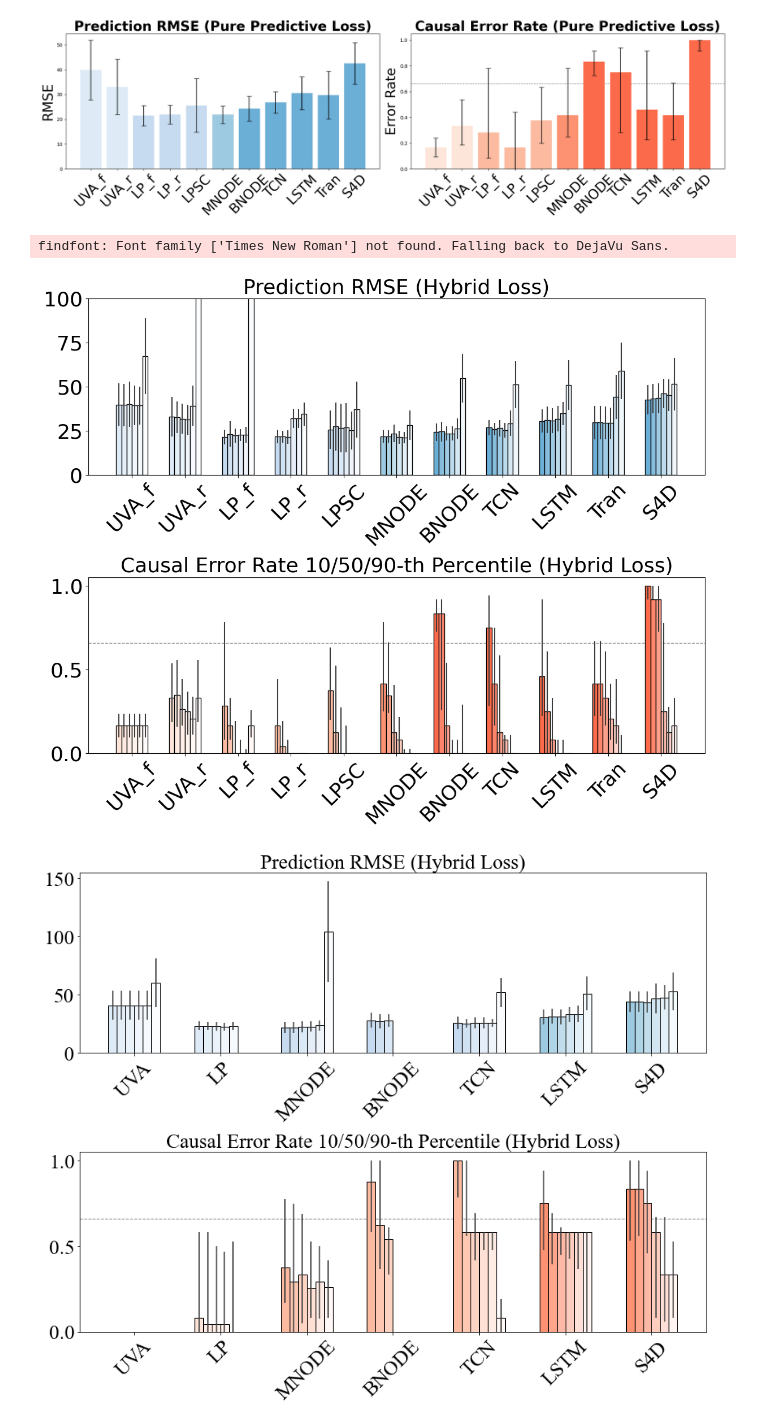
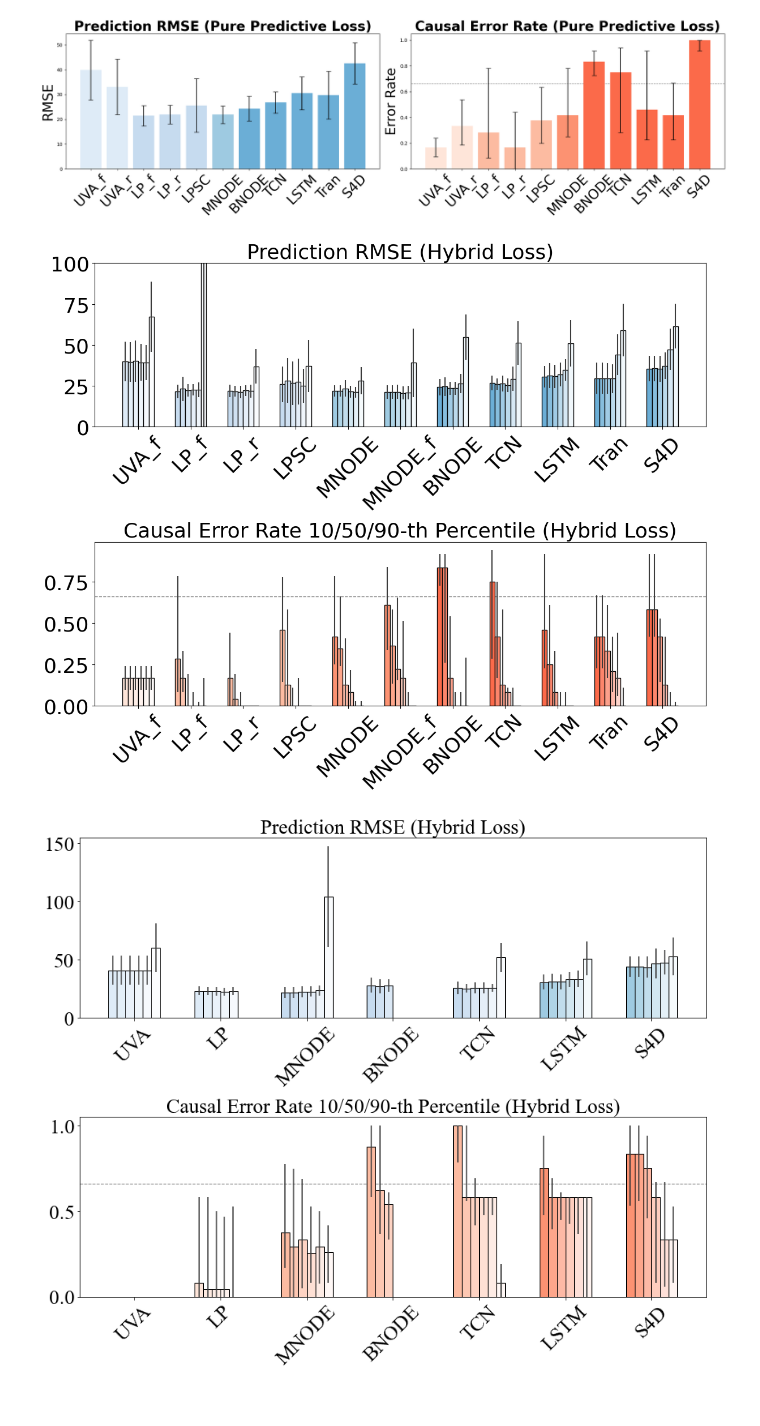
Before and after one commit to bobjz/H2NCM, a Jupyter notebook: plotting.ipynb, the cells around one changed output. Drawn from its saved outputs; the diff is of its cells as text; code cells hidden in the pictures.

```diff
--- a/plotting.ipynb
+++ b/plotting.ipynb
@@ -133,32 +133,74 @@ findfont: Font family ['Times New Roman'] not found. Falling back to DejaVu Sans
 findfont: Font family ['Times New Roman'] not found. Falling back to DejaVu Sans.
 [figure]
 # %%
+import matplotlib.pyplot as plt
+import matplotlib.colors as mcolors
+import seaborn as sns
+import matplotlib
+import numpy as np
+
 alphas = ["0", "1e-4", "1e-3", "1e-2", "1e-1", "1"]
 alphas_n = [0, 1e-4, 1e-3, 1e-2, 1e-1, 1]
-models = ["UVA_f", "UVA_r", "LP_f", "LP_r", "LPSC", "MNODE", "BNODE", "TCN","LSTM","Tran","S4D"]
-labels = ["UVA_f", "UVA_r", "LP_f", "LP_r", "LPSC", "MNODE", "BNODE", "TCN","LSTM","Tran","S4D"]
+models = ["UVA_f",  "LP_f", "LP_r", "LPSC", "MNODE", "MNODE_f","BNODE", "TCN","LSTM","Tran","S4D"]
+labels = ["UVA_f",  "LP_f", "LP_r", "LPSC", "MNODE", "MNODE_f","BNODE", "TCN","LSTM","Tran","S4D"]
 
 
-
+data_pred={}
+data_rank={}
+for mod in models:
+    mod2=mod
+    #if mod=="MNODE":
+    #    mod2=mod+"2"
+    if mod=="UVA_f":
+        mod2="UVA_full"
+    if mod=="UVA_r":
+        mod2="UVA_reduced"
+    if mod=="LP_f":
+        mod2="LP_full"
+    if mod=="LP_r":
+        mod2="LP_reduced"
+    if mod=="LPSC":
+        mod2="LPSC_reduced"
+    if mod=="MNODE_f":
+        mod2="MNODE_full"
+    pred=[]
+    causal=[]
+    for a in alphas_n:
+        rmse=np.load(f"{mod2}_a{a}_pred.npy")
+        er=np.load(f"{mod2}_a{a}_causal.npy")
+        pred.append(f"{np.mean(rmse)}/{np.std(rmse)}")
+        causal.append(f"{np.quantile(er,0.1)}/{np.quantile(er,0.5)}/{np.quantile(er,0.9)}")
+    data_pred[mod]=pred
+    data_rank[mod]=causal
 
 # Custom colors for the bars
-colors = ['#b3cde3','#b3cde3',  # Very light blue for UVA
+colors = ['#b3cde3', # Very light blue for UVA
           '#8c96c6','#8c96c6', '#8c96c6',  # Lighter blue for LP and LPSC
           '#8856a7',  # Medium blue for MNODE
           '#810f7c', '#810f7c', '#810f7c', '#810f7c', '#810f7c']  # Darker blue for the rest
 
-colors_blue = ['#deebf7', '#deebf7',  # Very light blue for UVA
+colors_blue = ['#deebf7',   # Very light blue for UVA
                '#c6dbef', '#c6dbef','#c6dbef',  # Second lightest blue for LP and LPSC
-               '#9ecae1',  # Third lightest blue for MNODE
+               '#9ecae1', '#9ecae1',  # Third lightest blue for MNODE
                '#6baed6', '#6baed6', '#6baed6', '#6baed6', '#6baed6']  # Fourth lightest blue for the rest
 
 # Custom colors for ranking bars in light reds
-colors_red = ['#fee5d9', '#fee5d9',  # Very light red for UVA
+colors_red = ['#fee5d9',   # Very light red for UVA
               '#fcbba1', '#fcbba1','#fcbba1',  # Second lightest red for LP and LPSC
-              '#fc9272',  # Third lightest red for MNODE
+              '#fc9272', '#fc9272', # Third lightest red for MNODE
               '#fb6a4a', '#fb6a4a', '#fb6a4a', '#fb6a4a', '#fb6a4a']
 
+def get_values_errors(data_dict):
+    values = [[float(data_dict[model][alpha].split('/')[0]) for alpha in range(len(alphas))] for model in models]
+    errors = [[float(data_dict[model][alpha].split('/')[1]) for alpha in range(len(alphas))] for model in models]
+    return np.array(values), np.array(errors)
 
+
+def get_rank_errors(data_dict):
+    values = [[float(data_dict[model][alpha].split('/')[1]) for alpha in range(len(alphas))] for model in models]
+    errors1 = [[float(data_dict[model][alpha].split('/')[0]) for alpha in range(len(alphas))] for model in models]
+    errors2 = [[float(data_dict[model][alpha].split('/')[2]) for alpha in range(len(alphas))] for model in models]
+    return np.array(values), np.array(errors1), np.array(errors2)
 
 
 pred_values, pred_errors = get_values_errors(data_pred)
@@ -192,35 +234,34 @@ for i, model in enumerate(models):
                 color=gradation_colors_blue[i][j], edgecolor='black', ecolor='#3b3b3b',
                 width=bar_width, label=f'α={alpha}' if i == 0 else "")
 
 # Plotting bars with gradation colors for data_rank
 for i, model in enumerate(models):
     for j, alpha in enumerate(alphas):
         ax2.bar(index[i] + j*bar_width, rank_values[i][j], yerr=[[rank_values[i][j]-rank_errors1[i][j]],\
                                                                  [rank_errors2[i][j]-rank_values[i][j]]],
                 color=gradation_colors_red[i][j], edgecolor='black', ecolor='#3b3b3b',
                 width=bar_width, label=f'α={alpha}' if i == 0 else "")
 
 
 # Customizing the plot for aesthetics
 ax1.set_title('Prediction RMSE (Hybrid Loss)', fontsize=26)
 ax1.set_ylim([0,100])
 ax2.set_title('Causal Error Rate 10/50/90-th Percentile (Hybrid Loss)', fontsize=26)
 ax1.set_xticks(index + bar_width * 2.5)
 ax2.set_xticks(index + bar_width * 2.5)
 ax1.set_xticklabels(models, rotation=45, fontsize=26, color='black')
 ax2.set_xticklabels(models, rotation=45, fontsize=26, color='black')
 ax1.tick_params(axis='y', labelsize=26)  # Adjust the labelsize as needed for the first subplot
 ax2.tick_params(axis='y', labelsize=26)  # Adjust the labelsize as needed for the second subplot
 
 # Add a dashed light gray horizontal line at y=0.33 in the ranking subplot
 ax2.axhline(y=0.66, color='gray', linestyle='--', linewidth=1, zorder=0)
 
 plt.tight_layout()
 plt.savefig("alphas_pred_and_causal.png", format='png', dpi=300)  # You can adjust the filename, format, and dpi as needed
 plt.show()
 # %% [output]
-findfont: Font family ['Times New Roman'] not found. Falling back to DejaVu Sans.
-[figure, old version]
+[figure, new version]
 # %%
 #incomplete 1
 
```
Also changed, not shown: 32 other files.
